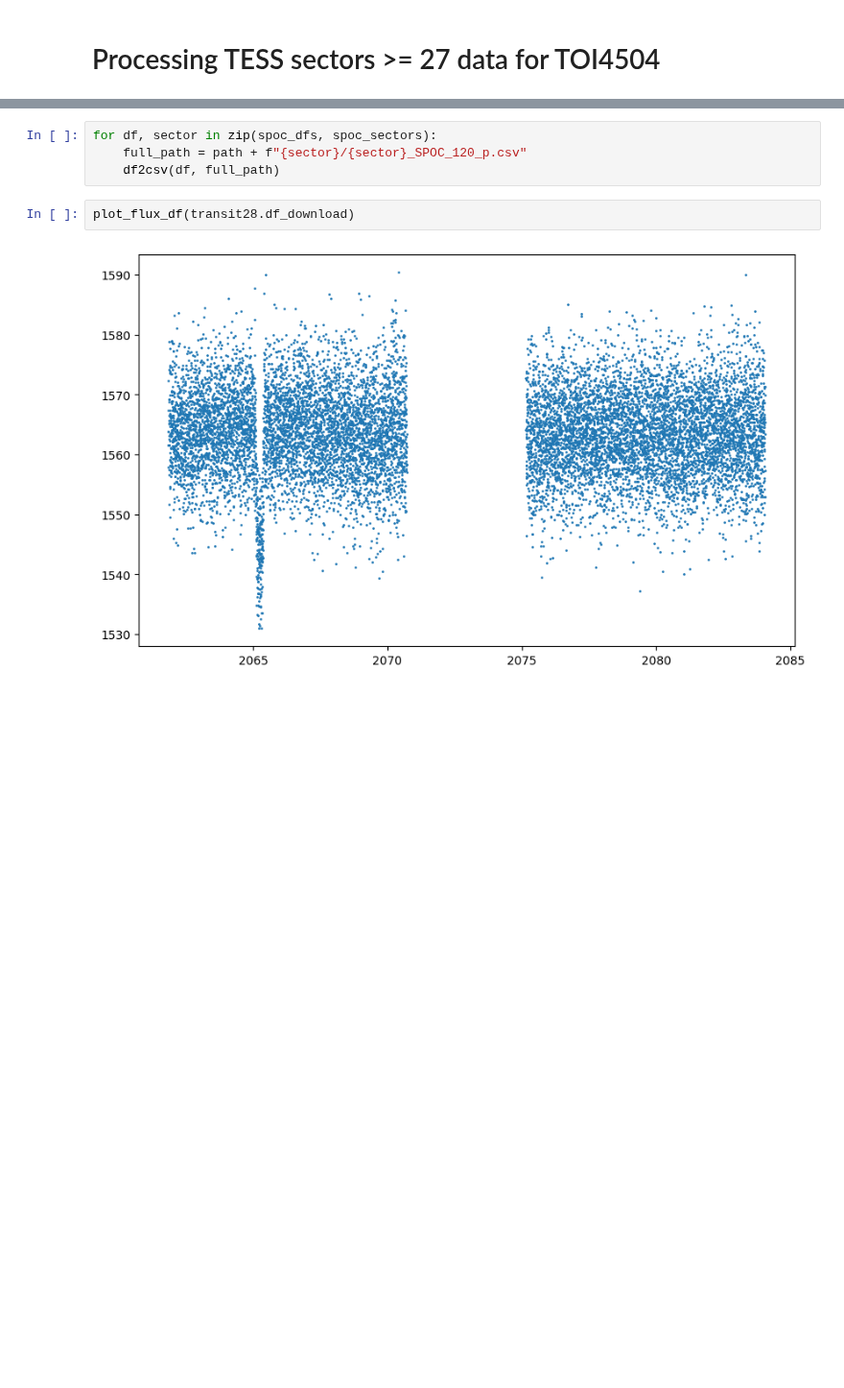
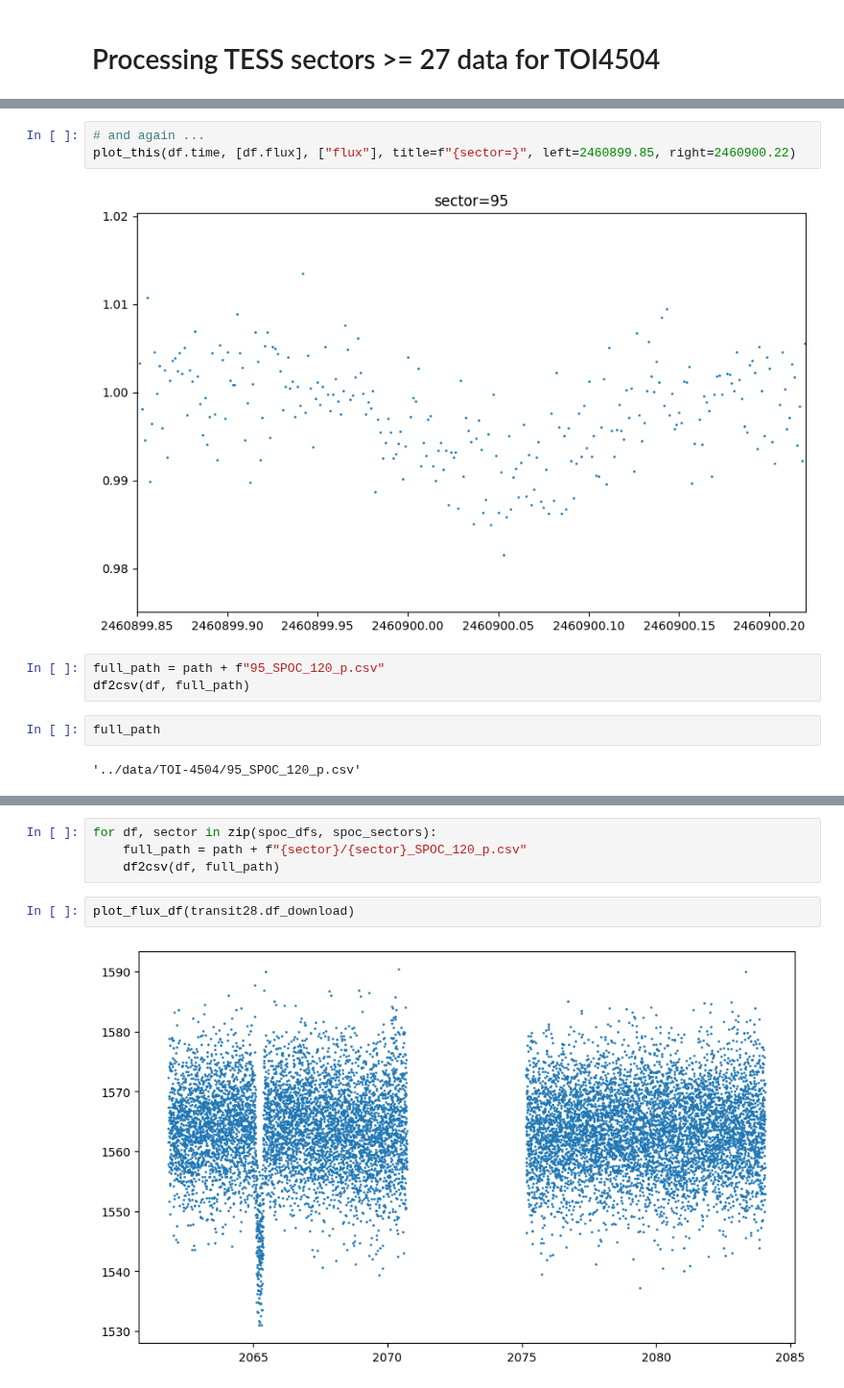
Before and after one commit to lichtgestalter/curvesimulator, a Jupyter notebook: process_TESS_data/process_sector_027-094.ipynb, the cells around one changed output, grey strips where cells are left out. Shown at 96% size. Cells and saved outputs as stored; diff of their text form; blank space fills up the shorter version.

```diff
--- a/process_TESS_data/process_sector_027-094.ipynb
+++ b/process_TESS_data/process_sector_027-094.ipynb
@@ -26,0 +37,12 @@ for df, sector in zip(spoc_dfs, spoc_sectors):
+# %%
+# and again ...
+plot_this(df.time, [df.flux], ["flux"], title=f"{sector=}", left=2460899.85, right=2460900.22)
+# %% [output]
+[figure, added]
+# %%
+full_path = path + f"95_SPOC_120_p.csv"
+df2csv(df, full_path)
+# %%
+full_path
+# %% [output]
+'../data/TOI-4504/95_SPOC_120_p.csv'
```
Also changed, not shown: parts of 5 cells of this notebook, 21 other files.
